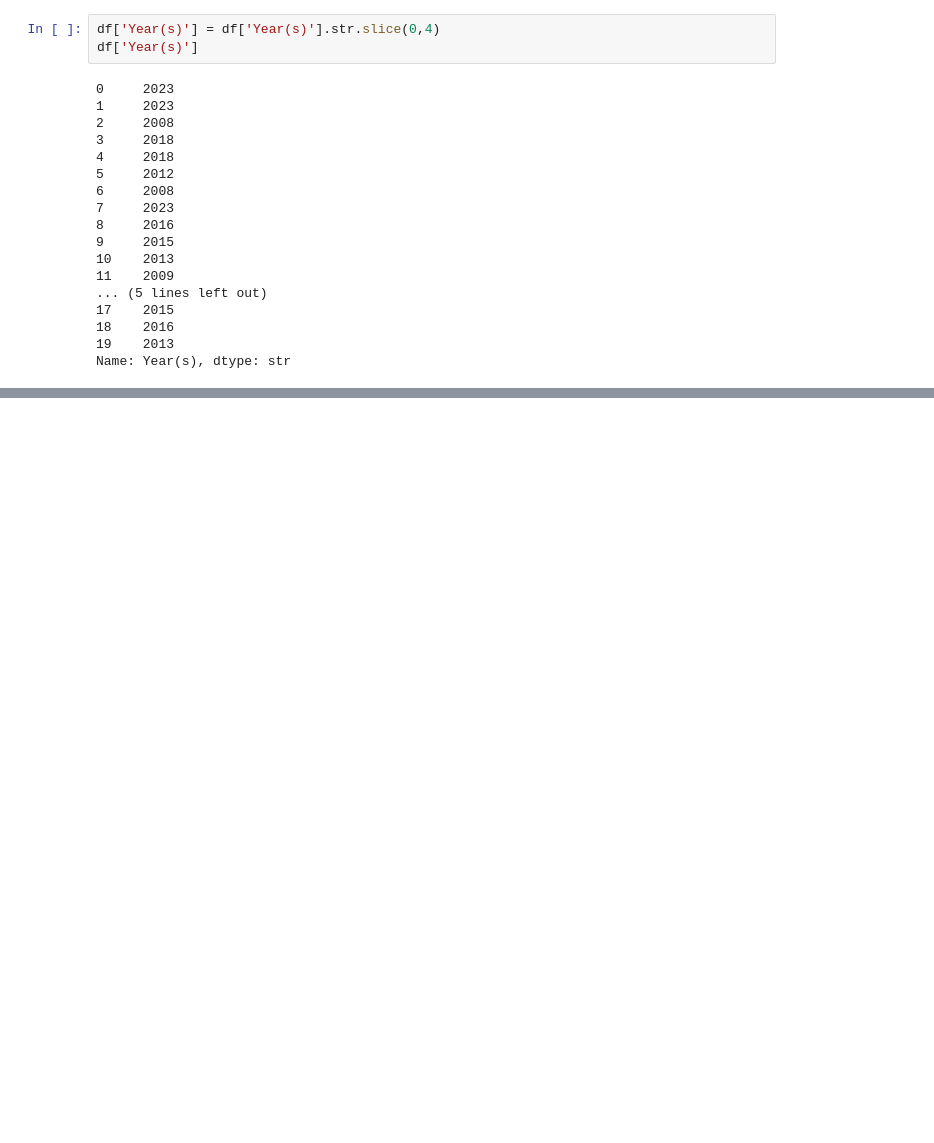
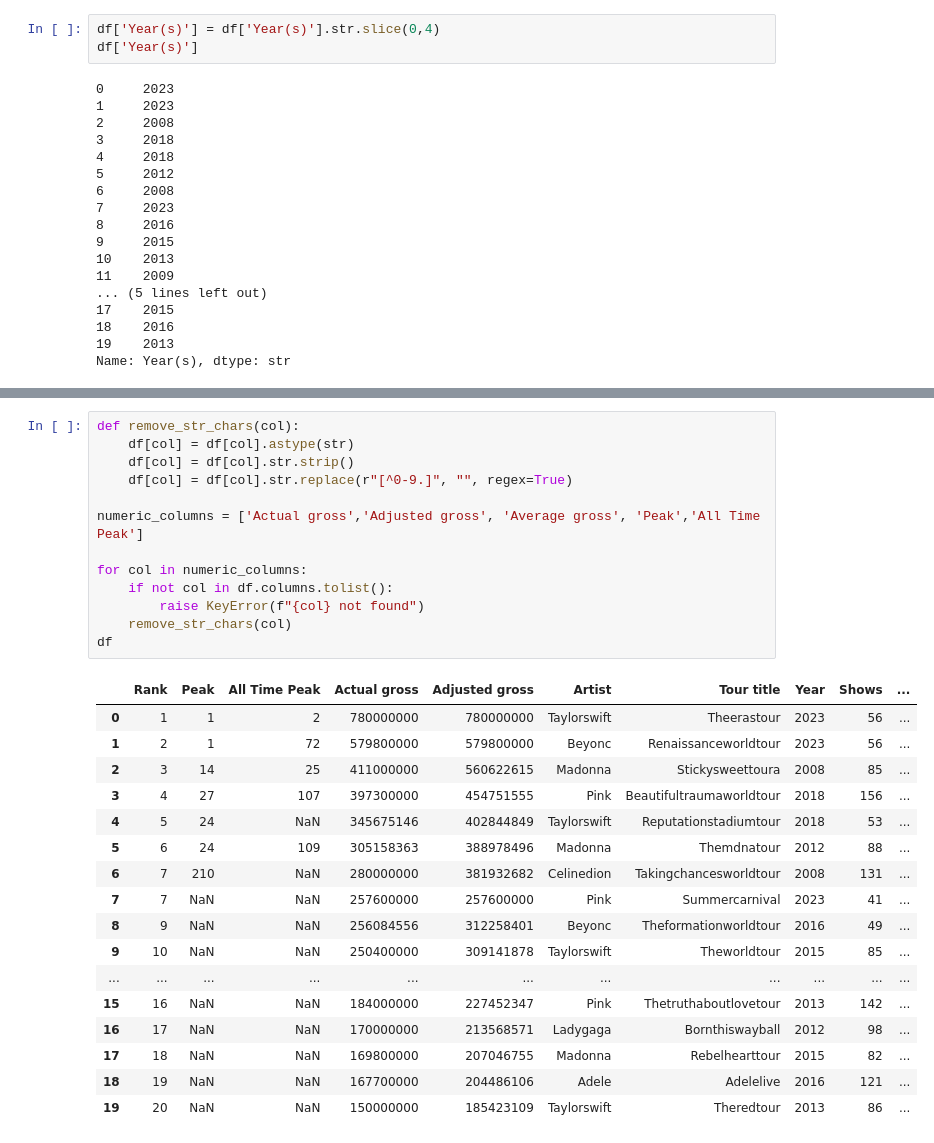
Before and after one commit to marshaale/learn-pandas, a Jupyter notebook: dirty-dataset/notebook.ipynb, the cells around one changed output, grey strips where cells are left out. Saved outputs shown, nothing was run; the diff lists cells and outputs as text; blank space fills up the shorter version.

```diff
--- a/dirty-dataset/notebook.ipynb
+++ b/dirty-dataset/notebook.ipynb
@@ -73,0 +123,31 @@ Name: Year(s), dtype: str
+# %%
+def remove_str_chars(col):
+    df[col] = df[col].astype(str)
+    df[col] = df[col].str.strip()
+    df[col] = df[col].str.replace(r"[^0-9.]", "", regex=True)
+
+numeric_columns = ['Actual gross','Adjusted gross', 'Average gross', 'Peak','All Time Peak']
+
+for col in numeric_columns:
+    if not col in df.columns.tolist():
+        raise KeyError(f"{col} not found")
+    remove_str_chars(col)
+df
+# %% [output]
+|  | Rank | Peak | All Time Peak | Actual gross | Adjusted gross | Artist | Tour title | Year | Shows | ... |
+| 0 | 1 | 1 | 2 | 780000000 | 780000000 | Taylorswift | Theerastour | 2023 | 56 | ... |
+| 1 | 2 | 1 | 72 | 579800000 | 579800000 | Beyonc | Renaissanceworldtour | 2023 | 56 | ... |
+| 2 | 3 | 14 | 25 | 411000000 | 560622615 | Madonna | Stickysweettoura | 2008 | 85 | ... |
+| 3 | 4 | 27 | 107 | 397300000 | 454751555 | Pink | Beautifultraumaworldtour | 2018 | 156 | ... |
+| 4 | 5 | 24 | NaN | 345675146 | 402844849 | Taylorswift | Reputationstadiumtour | 2018 | 53 | ... |
+| 5 | 6 | 24 | 109 | 305158363 | 388978496 | Madonna | Themdnatour | 2012 | 88 | ... |
+| 6 | 7 | 210 | NaN | 280000000 | 381932682 | Celinedion | Takingchancesworldtour | 2008 | 131 | ... |
+| 7 | 7 | NaN | NaN | 257600000 | 257600000 | Pink | Summercarnival | 2023 | 41 | ... |
+| 8 | 9 | NaN | NaN | 256084556 | 312258401 | Beyonc | Theformationworldtour | 2016 | 49 | ... |
+| 9 | 10 | NaN | NaN | 250400000 | 309141878 | Taylorswift | Theworldtour | 2015 | 85 | ... |
+| ... | ... | ... | ... | ... | ... | ... | ... | ... | ... | ... |
+| 15 | 16 | NaN | NaN | 184000000 | 227452347 | Pink | Thetruthaboutlovetour | 2013 | 142 | ... |
+| 16 | 17 | NaN | NaN | 170000000 | 213568571 | Ladygaga | Bornthiswayball | 2012 | 98 | ... |
+| 17 | 18 | NaN | NaN | 169800000 | 207046755 | Madonna | Rebelhearttour | 2015 | 82 | ... |
+| 18 | 19 | NaN | NaN | 167700000 | 204486106 | Adele | Adelelive | 2016 | 121 | ... |
+| 19 | 20 | NaN | NaN | 150000000 | 185423109 | Taylorswift | Theredtour | 2013 | 86 | ... |
```
Also changed, not shown: parts of 6 cells of this notebook.
